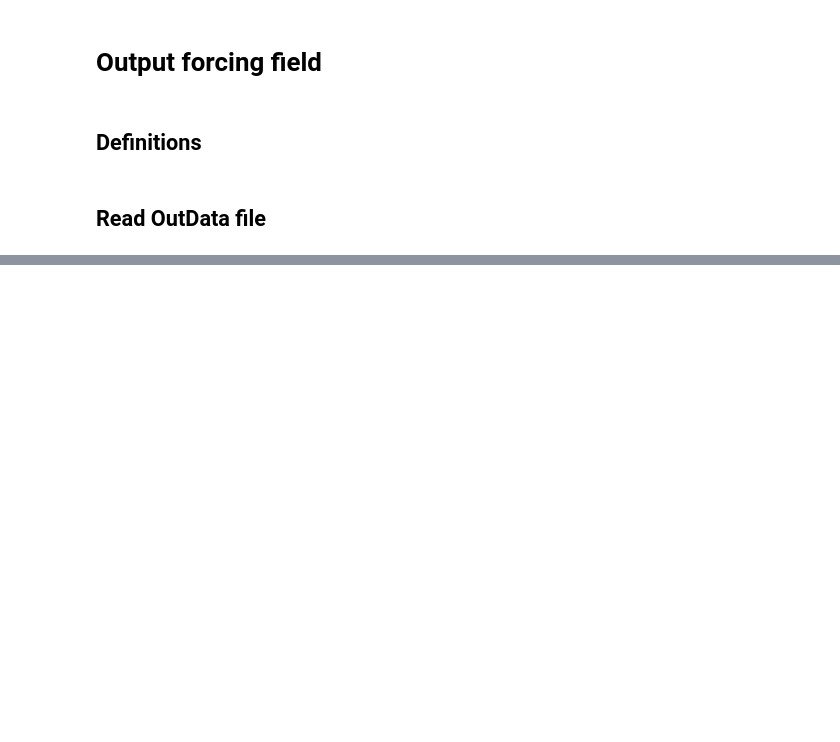
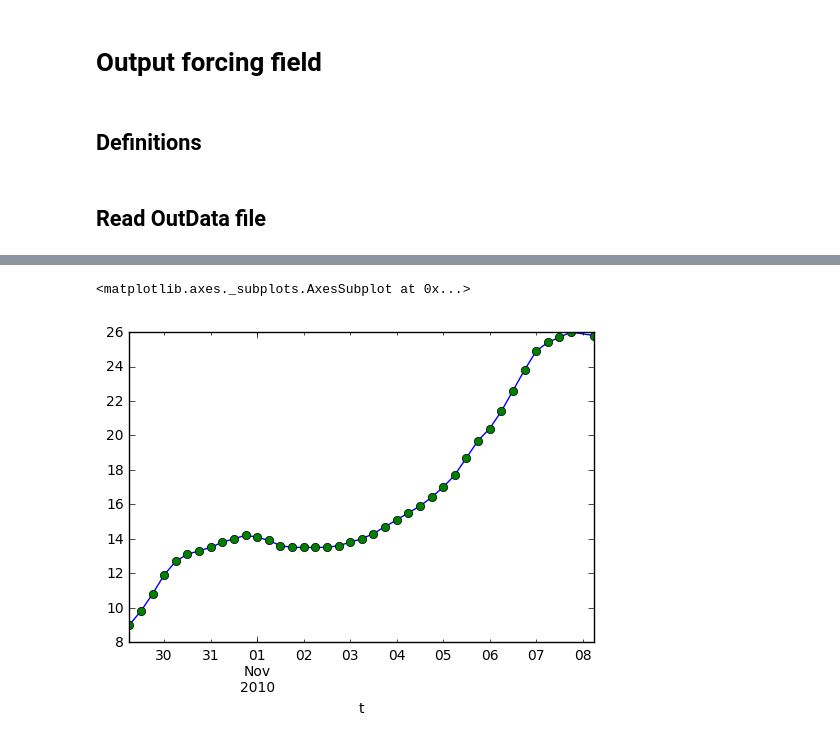
Before and after one commit to ec-jrc/pyStorms, a Jupyter notebook: Output.ipynb, the cells around one changed output, grey strips where cells are left out. Drawn from its saved outputs; the diff is of its cells as text; code cells hidden in the pictures; blank space fills up the shorter version.

```diff
--- a/Output.ipynb
+++ b/Output.ipynb
@@ -20,4 +22,4 @@ def hvel2d(l1,l2):
 # %% [markdown]
 ## Read OutData file
 # %%
-tc=pd.read_csv('tmp/outData.txt',delimiter='\t')
+tc=pd.read_csv('test/step3.txt',delimiter='\t')
@@ -23,0 +38,4 @@ tc=pd.read_csv('tmp/outData.txt',delimiter='\t')
+# %%
+tstamps = tc['t'].apply(pd.to_datetime)
+# %%
+tc = tc.set_index(tstamps)
@@ -23,0 +53,8 @@ tc=pd.read_csv('tmp/outData.txt',delimiter='\t')
+# %%
+tc_ = tc.resample('H').mean()
+# %%
+ax = tc_['lat'].interpolate(method='linear').plot()
+tc_['lat'].plot(ax=ax, marker='o')
+# %% [output]
+<matplotlib.axes._subplots.AxesSubplot at 0x...>
+[figure, added]
```
Also changed, not shown: parts of 6 cells of this notebook, 7 other files.
